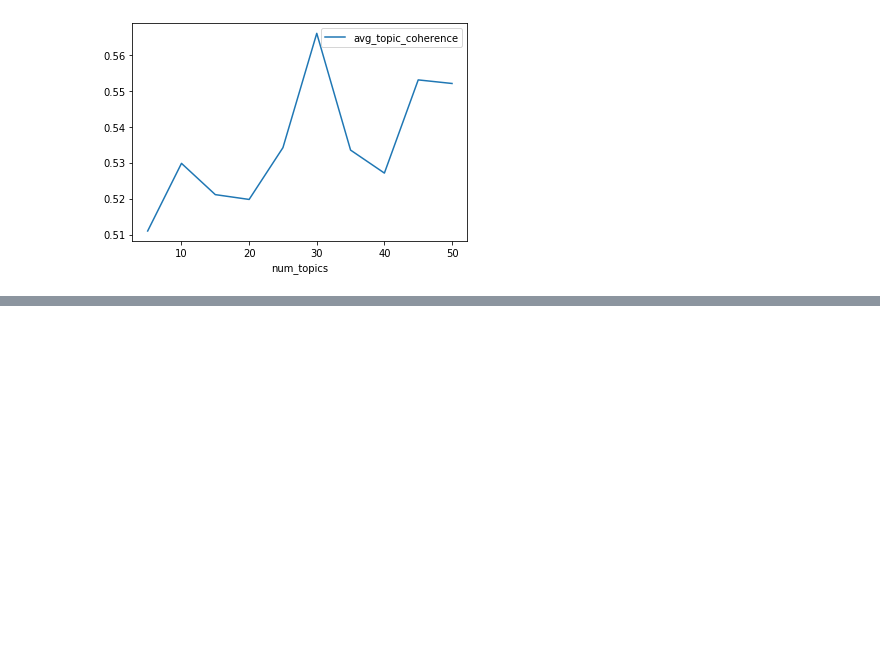
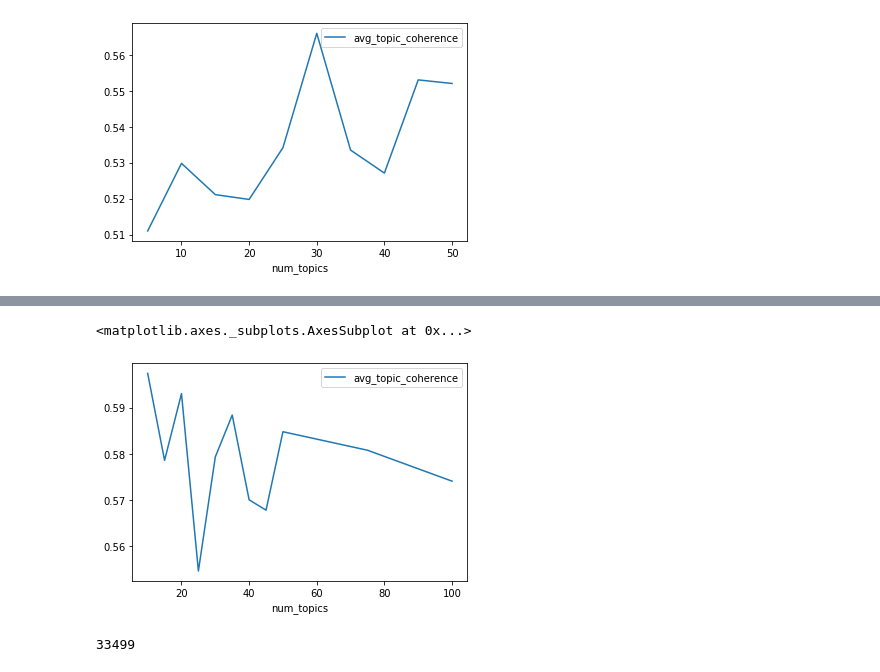
Before and after one commit to kmirijan/ML-COVID-CORD, a Jupyter notebook: Streamline_Modeling.ipynb, the cells around one changed output, grey strips where cells are left out. Cells and saved outputs as stored; diff of their text form; code cells hidden in the pictures; blank space fills up the shorter version.

```diff
--- a/Streamline_Modeling.ipynb
+++ b/Streamline_Modeling.ipynb
@@ -231,0 +265,10 @@ models_df[models_df['num_topics'] <= 50].plot(x ='num_topics', y='avg_topic_cohe
+# %%
+models_df[models_df['model_type'] == 'nmf'].plot(x ='num_topics', y='avg_topic_coherence', kind = 'line')
+# %% [output]
+<matplotlib.axes._subplots.AxesSubplot at 0x...>
+[figure, added]
+# %%
+full_docs = process_tools.extract_full_docs(df)
+len(full_docs)
+# %% [output]
+33499
```
Also changed, not shown: parts of 15 cells of this notebook, 4 other files.
